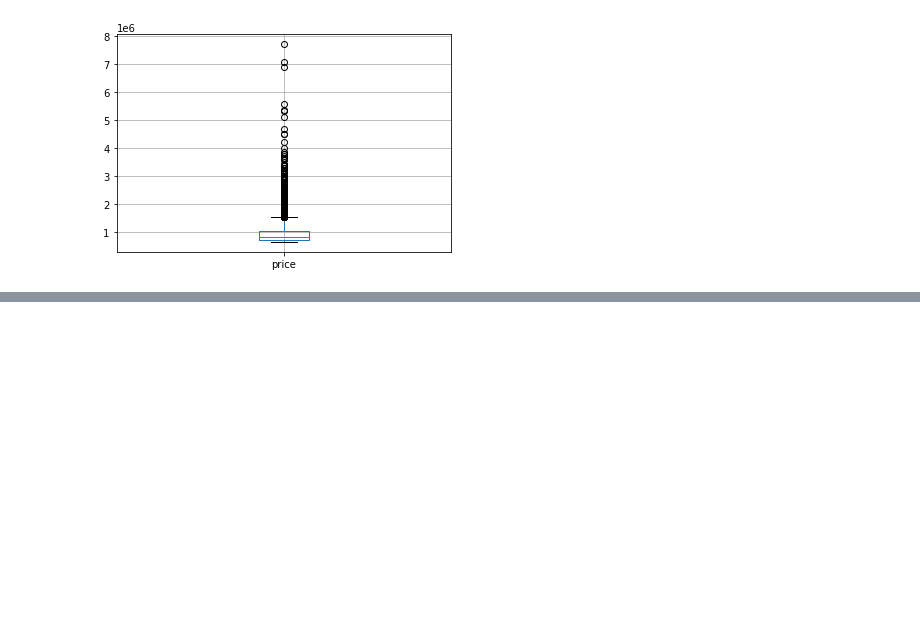
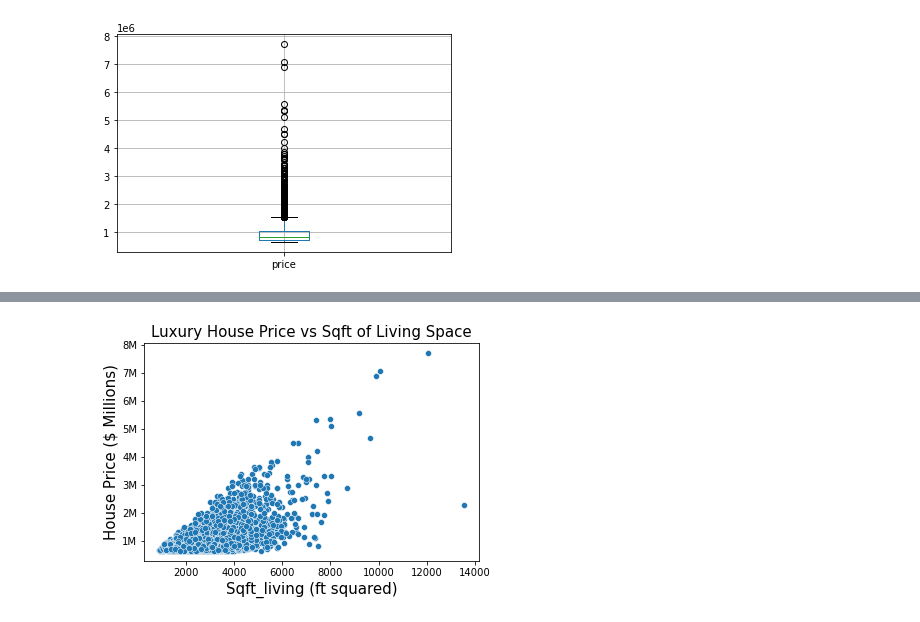
Before and after one commit to henryshin15/king_county_real_estate, a Jupyter notebook: Data_Filtering_Notebook.ipynb, the cells around one changed output, grey strips where cells are left out. Saved outputs shown, nothing was run; the diff lists cells and outputs as text; code cells hidden in the pictures; blank space fills up the shorter version.

```diff
--- a/Data_Filtering_Notebook.ipynb
+++ b/Data_Filtering_Notebook.ipynb
@@ -190,3 +216,10 @@ OLS Regression Results
 | Kurtosis: | 30.619 | Cond. No. | 18.3 |
 Notes:
 [1] Standard Errors assume that the covariance matrix of the errors is correctly specified.
+# %%
+#Second Linear Regression Model
+#using grade, views, bathrooms
+
+data = luxury_homes
+X= luxury_homes.drop('price', axis =1)
+y = luxury_homes['price']
@@ -194,0 +256,14 @@ Notes:
+# %%
+#Scatter plot of House Price vs Sqft of Living Space of Luxury Homes in King County
+g=sns.scatterplot(data=data, x="sqft_living", y="price")
+
+ylabels = ['0', '1M', '2M', '3M', '4M', '5M', '6M', '7M', '8M']
+g.set_yticklabels(labels = ylabels)
+plt.xlabel('Sqft_living (ft squared)', size = 15)
+plt.ylabel('House Price ($ Millions)', size = 15)
+plt.title('Luxury House Price vs Sqft of Living Space', size = 15)
+
+
+plt.show()
+# %% [output]
+[figure, added]
```
Also changed, not shown: parts of 11 cells of this notebook.
